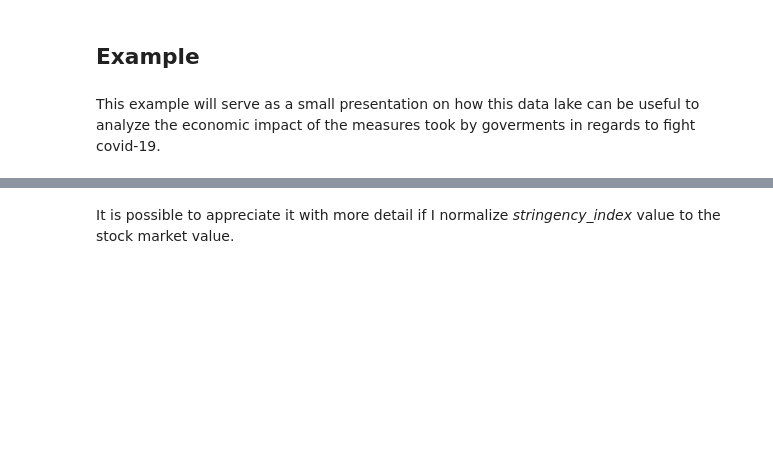
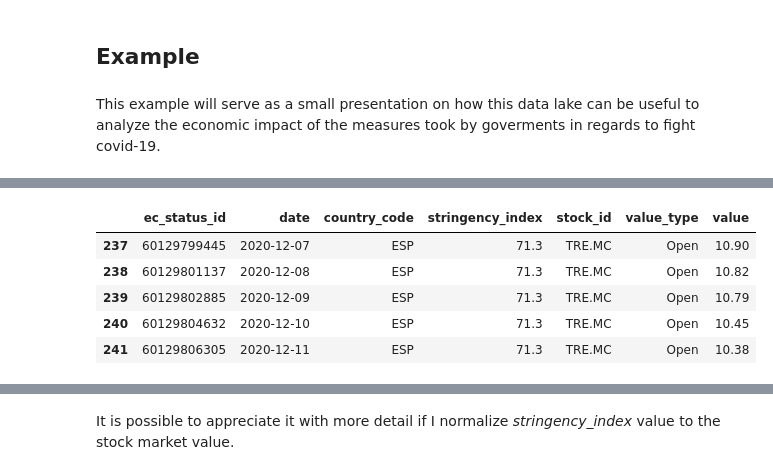
Before and after one commit to Gares95/Economic-Impact-Covid19_DataLake, a Jupyter notebook: Quality_Check_And_Example.ipynb, the cells around one changed output, grey strips where cells are left out. Saved outputs shown, nothing was run; the diff lists cells and outputs as text; code cells hidden in the pictures; blank space fills up the shorter version.

Commit message:
Updated Quality check and example with new dates

```diff
--- a/Quality_Check_And_Example.ipynb
+++ b/Quality_Check_And_Example.ipynb
@@ -152,3 +152,12 @@ spain_df_p.head(5)
+# %%
+spain_df_p.tail(5)
+# %% [output]
+|  | ec_status_id | date | country_code | stringency_index | stock_id | value_type | value |
+| 237 | 60129799445 | 2020-12-07 | ESP | 71.3 | TRE.MC | Open | 10.90 |
+| 238 | 60129801137 | 2020-12-08 | ESP | 71.3 | TRE.MC | Open | 10.82 |
+| 239 | 60129802885 | 2020-12-09 | ESP | 71.3 | TRE.MC | Open | 10.79 |
+| 240 | 60129804632 | 2020-12-10 | ESP | 71.3 | TRE.MC | Open | 10.45 |
+| 241 | 60129806305 | 2020-12-11 | ESP | 71.3 | TRE.MC | Open | 10.38 |
 # %%
 spain_df_p.dtypes
 # %% [output]
```
Also changed, not shown: parts of 13 cells of this notebook.
